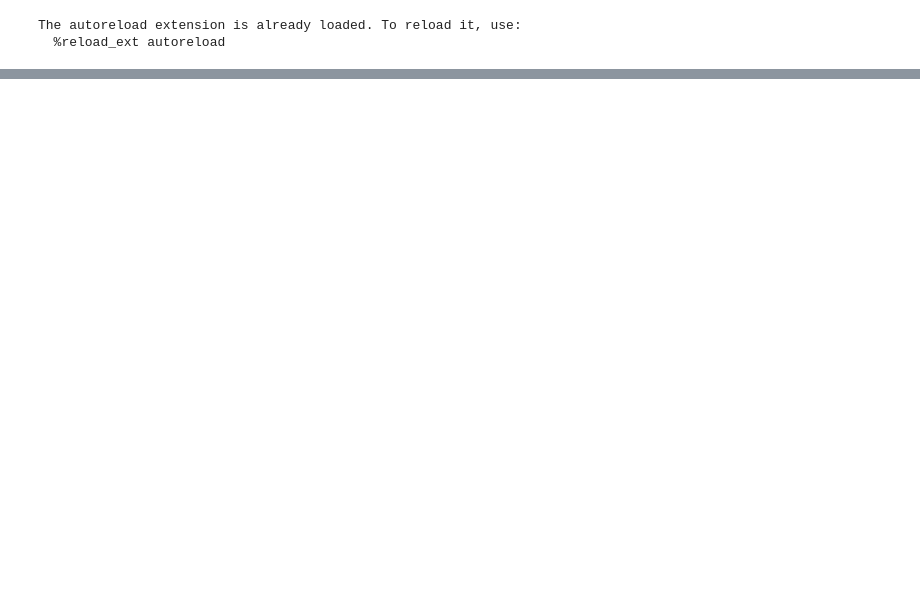
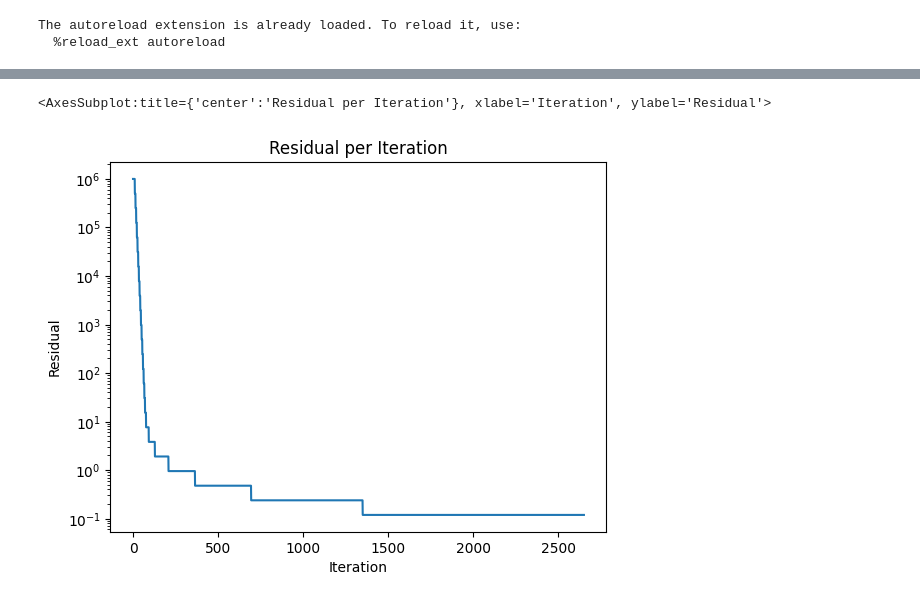
Before and after one commit to ml4ai/funman, a Jupyter notebook: notebooks/2d_param_synth.ipynb, the cells around one changed output, grey strips where cells are left out. Cells and saved outputs as stored; diff of their text form; code cells hidden in the pictures; blank space fills up the shorter version.

```diff
--- a/notebooks/2d_param_synth.ipynb
+++ b/notebooks/2d_param_synth.ipynb
@@ -47,0 +48,8 @@ result = fm.solve(scenario)
+# %%
+import pandas as pd
+
+residual = pd.Series(data=result.result[3].residual)
+residual.plot(title="Residual per Iteration", xlabel="Iteration", ylabel="Residual", logy=True)
+# %% [output]
+<AxesSubplot:title={'center':'Residual per Iteration'}, xlabel='Iteration', ylabel='Residual'>
+[figure, added]
```
Also changed, not shown: parts of 4 cells of this notebook, 2 other files.
